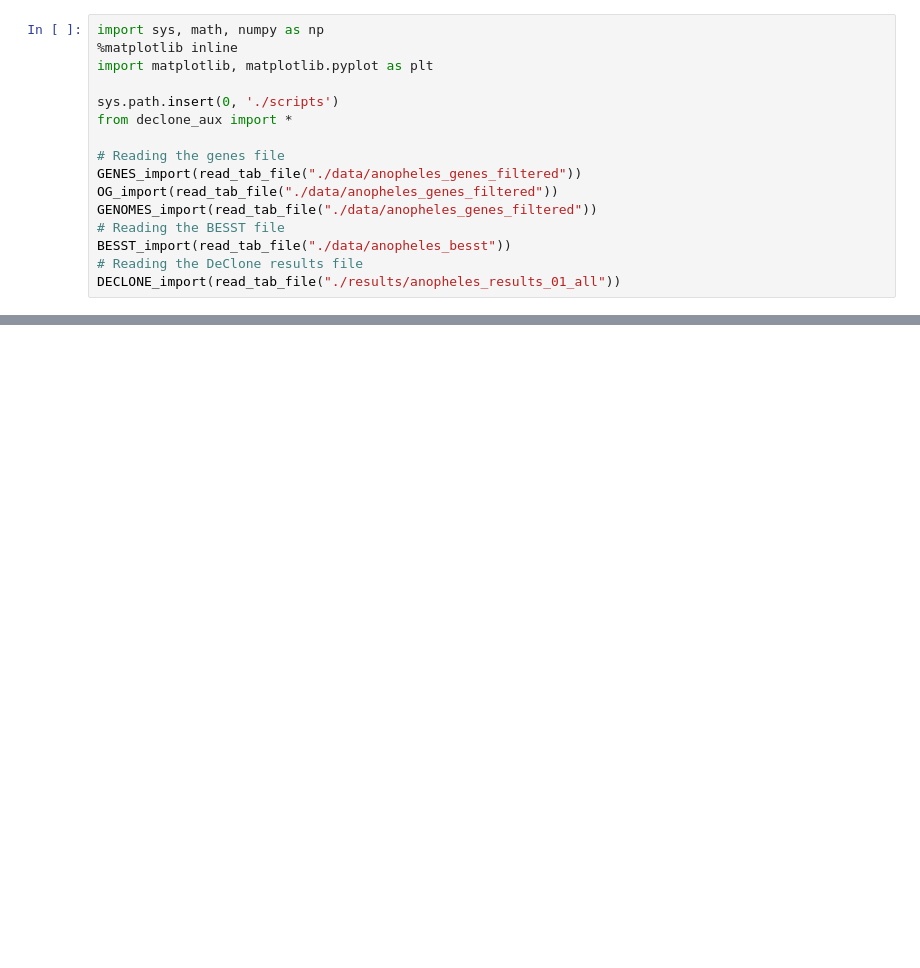
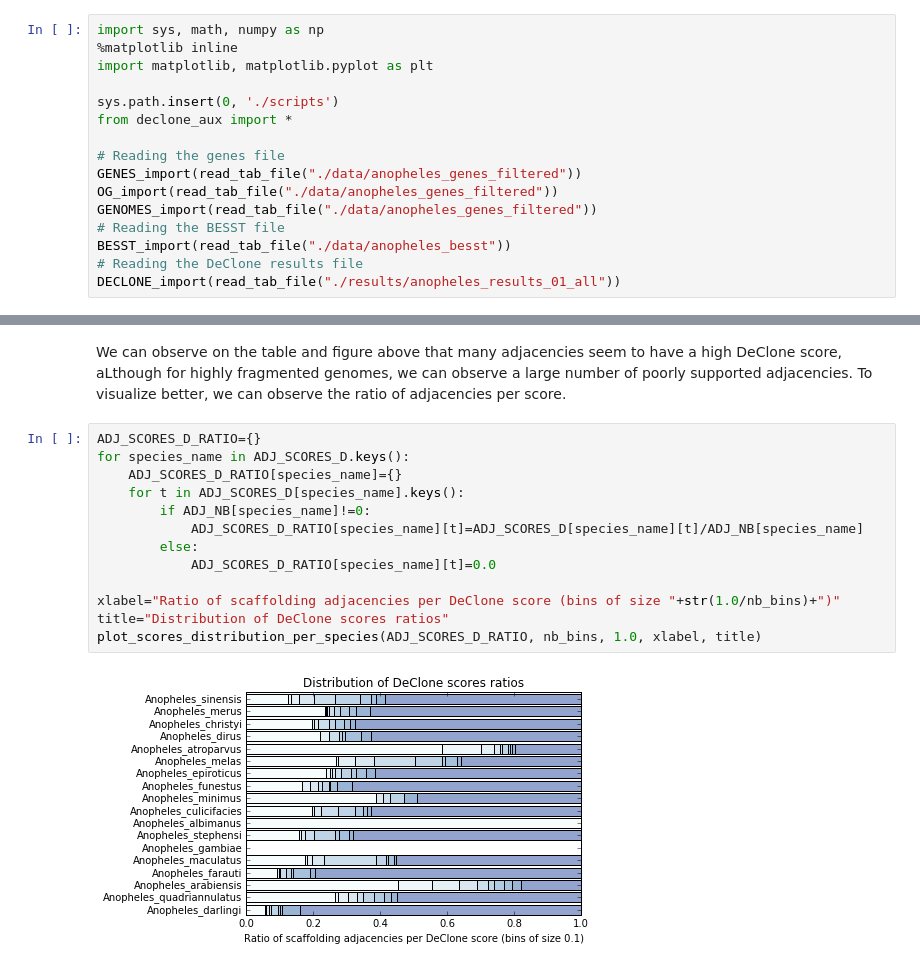
Before and after one commit to YoannAnselmetti/ADseq_Anopheles, a Jupyter notebook: *Anopheles funestus* phylogenetic scaffolding.ipynb, the cells around one changed output, grey strips where cells are left out. Cells and saved outputs as stored; diff of their text form; blank space fills up the shorter version.

```diff
--- a/*Anopheles funestus* phylogenetic scaffolding.ipynb
+++ b/*Anopheles funestus* phylogenetic scaffolding.ipynb
@@ -82,0 +134,17 @@ plot_scores_distribution_per_species(ADJ_SCORES_D, nb_bins)
+# %% [markdown]
+We can observe on the table and figure above that many adjacencies seem to have a high DeClone score, aLthough for highly fragmented genomes, we can observe a large number of poorly supported adjacencies. To visualize better, we can observe the ratio of adjacencies per score.
+# %%
+ADJ_SCORES_D_RATIO={}
+for species_name in ADJ_SCORES_D.keys():
+    ADJ_SCORES_D_RATIO[species_name]={}
+    for t in ADJ_SCORES_D[species_name].keys():
+        if ADJ_NB[species_name]!=0:
+            ADJ_SCORES_D_RATIO[species_name][t]=ADJ_SCORES_D[species_name][t]/ADJ_NB[species_name]
+        else:
+            ADJ_SCORES_D_RATIO[species_name][t]=0.0
+
+xlabel="Ratio of scaffolding adjacencies per DeClone score (bins of size "+str(1.0/nb_bins)+")"
+title="Distribution of DeClone scores ratios"
+plot_scores_distribution_per_species(ADJ_SCORES_D_RATIO, nb_bins, 1.0, xlabel, title)
+# %% [output]
+[figure, added]
```
Also changed, not shown: parts of 5 cells of this notebook.
